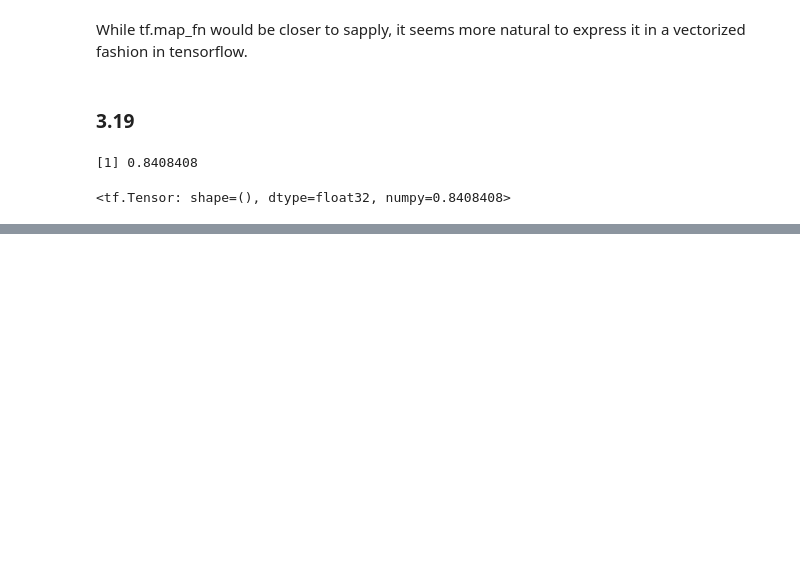
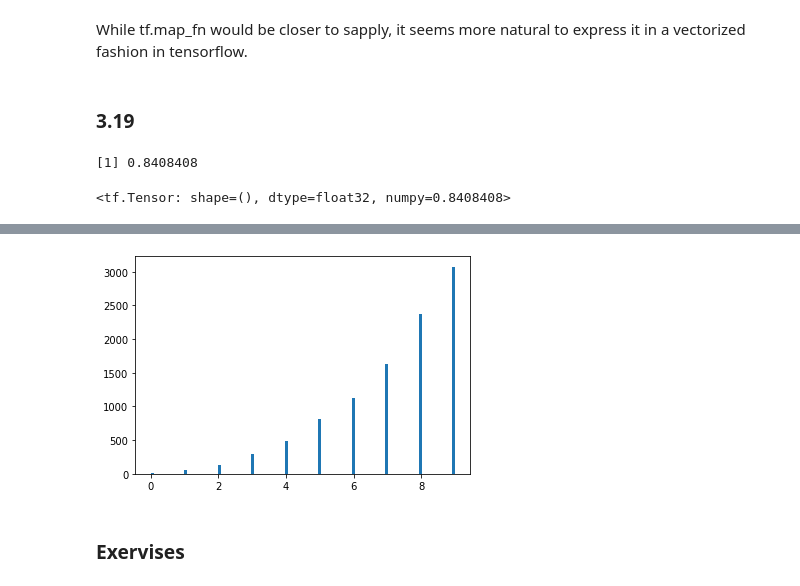
Before and after one commit to kms15/reading_notes, a Jupyter notebook: StatisticalRethinking/StatisticalRethinkingCh3.ipynb, the cells around one changed output, grey strips where cells are left out. Drawn from its saved outputs; the diff is of its cells as text; code cells hidden in the pictures; blank space fills up the shorter version.

```diff
--- a/StatisticalRethinking/StatisticalRethinkingCh3.ipynb
+++ b/StatisticalRethinking/StatisticalRethinkingCh3.ipynb
@@ -341,0 +433,6 @@ p_grid[tf.argmin(loss)]
+# %%
+plt.hist(w, bins=100);
+# %% [output]
+[figure, added]
+# %% [markdown]
+### Exervises
```
Also changed, not shown: parts of 44 cells of this notebook.
